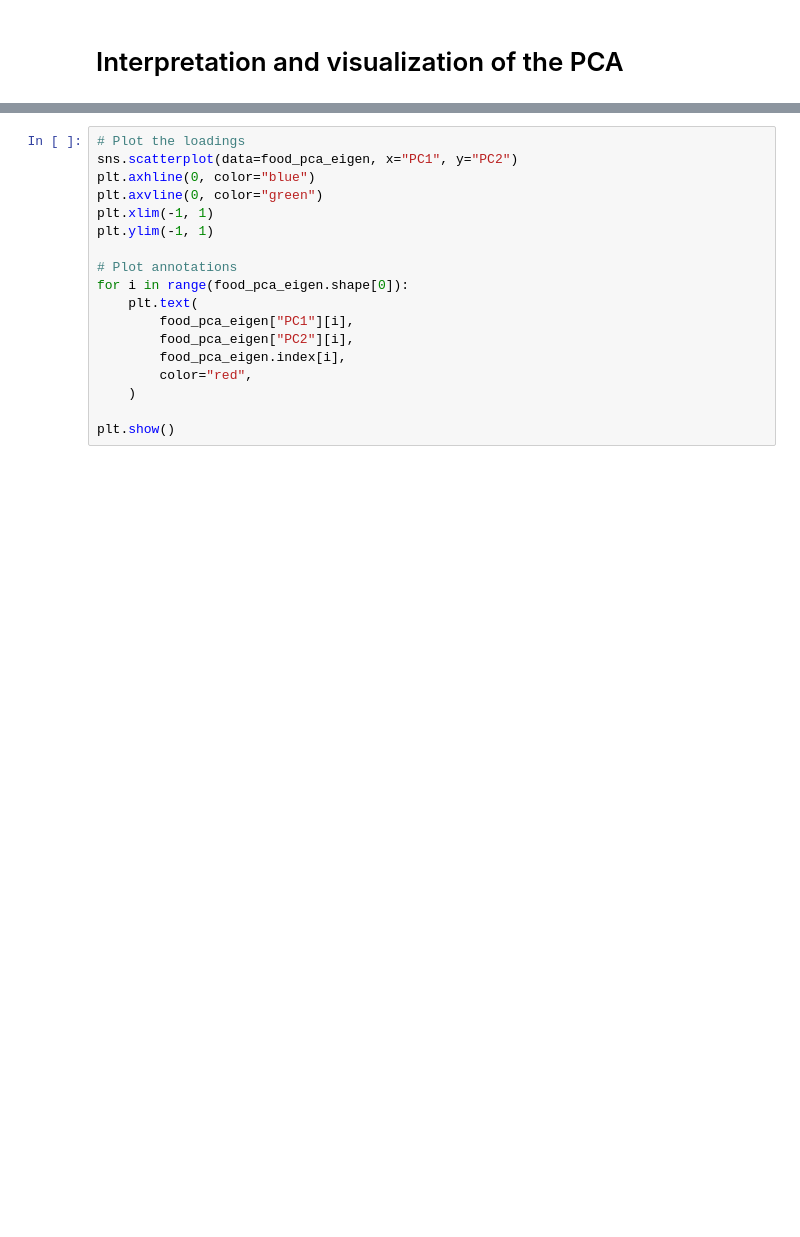
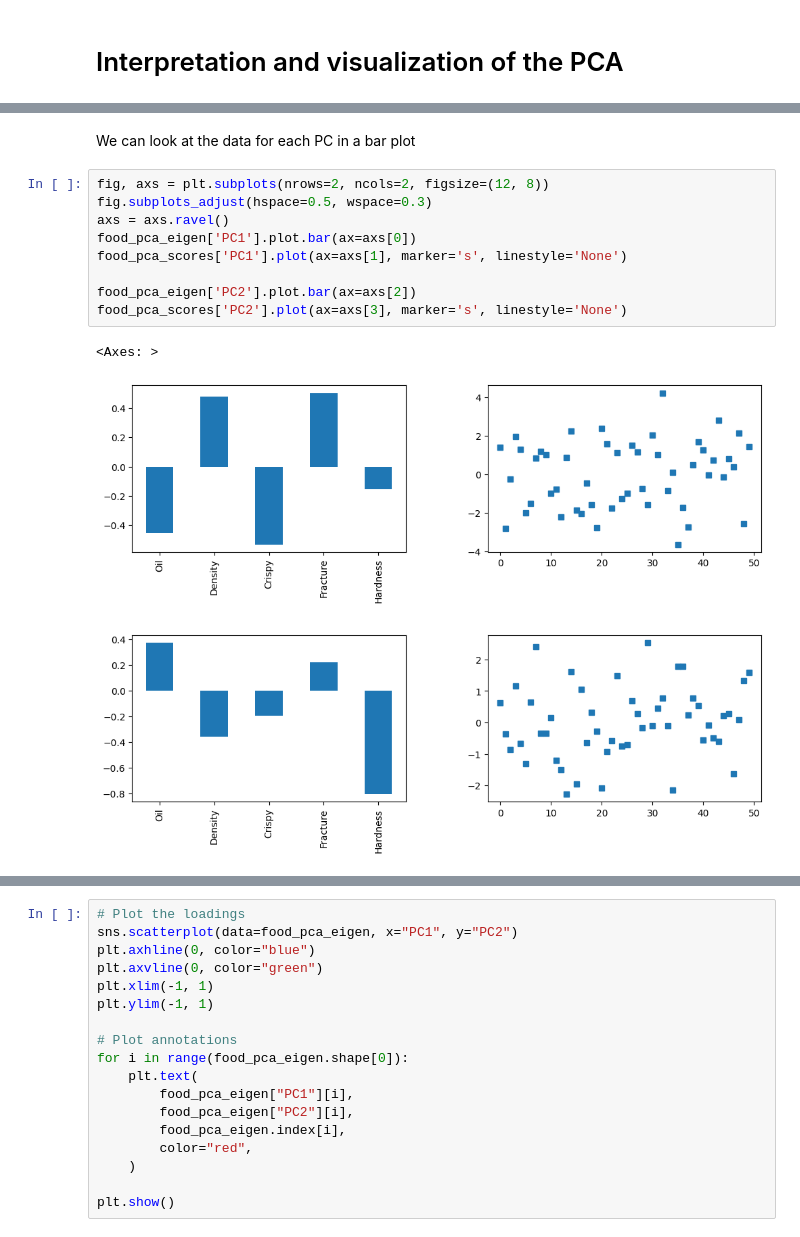
Before and after one commit to peterbmob/DHMVADoE, a Jupyter notebook: Excercises/PCA_ex_1.ipynb, the cells around one changed output, grey strips where cells are left out. Saved outputs shown, nothing was run; the diff lists cells and outputs as text; blank space fills up the shorter version.

```diff
--- a/Excercises/PCA_ex_1.ipynb
+++ b/Excercises/PCA_ex_1.ipynb
@@ -172,0 +208,14 @@ plt.show()
+# %% [markdown]
+We can look at the data for each PC in a bar plot
+# %%
+fig, axs = plt.subplots(nrows=2, ncols=2, figsize=(12, 8))
+fig.subplots_adjust(hspace=0.5, wspace=0.3)
+axs = axs.ravel()
+food_pca_eigen['PC1'].plot.bar(ax=axs[0])
+food_pca_scores['PC1'].plot(ax=axs[1], marker='s', linestyle='None')
+
+food_pca_eigen['PC2'].plot.bar(ax=axs[2])
+food_pca_scores['PC2'].plot(ax=axs[3], marker='s', linestyle='None')
+# %% [output]
+<Axes: >
+[figure, added]
```
Also changed, not shown: parts of 18 cells of this notebook.
